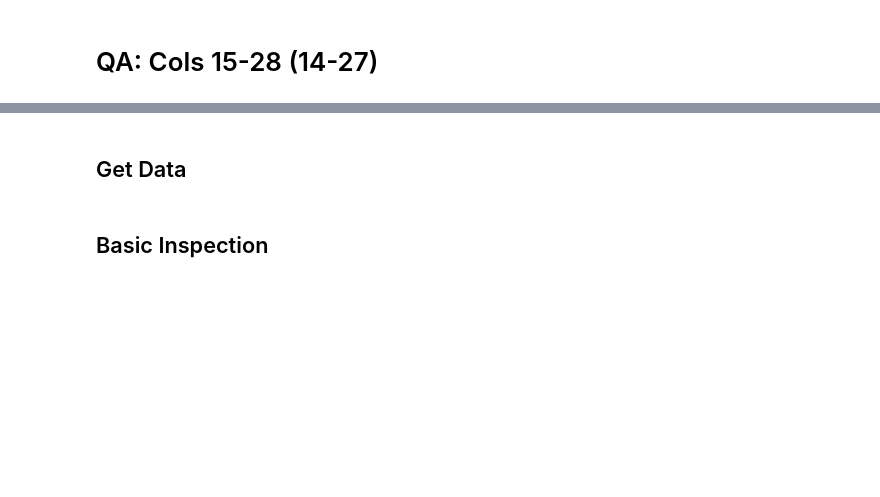
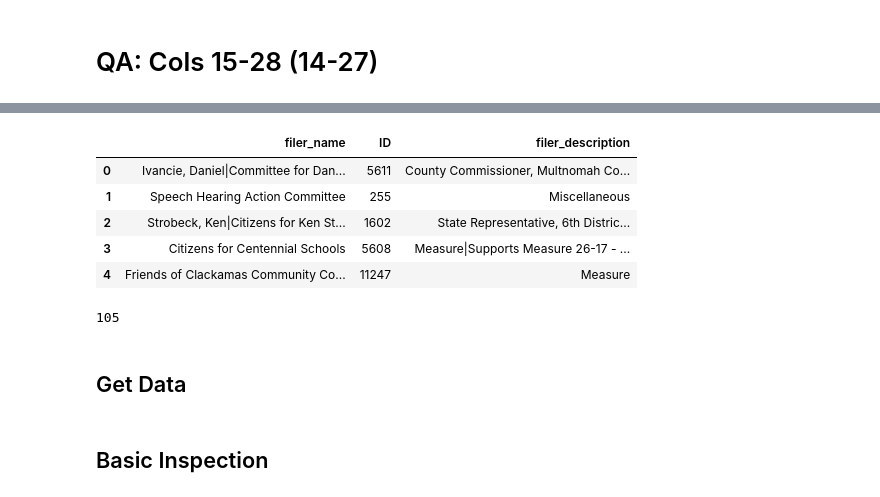
Before and after one commit to hackoregon/elections-2018, a Jupyter notebook: notebooks/transaction_detail_first_batch_QA_mxc.ipynb, the cells around one changed output, grey strips where cells are left out. Cells and saved outputs as stored; diff of their text form; code cells hidden in the pictures; blank space fills up the shorter version.

```diff
--- a/notebooks/transaction_detail_first_batch_QA_mxc.ipynb
+++ b/notebooks/transaction_detail_first_batch_QA_mxc.ipynb
@@ -18,3 +61,16 @@ sns.set_style('whitegrid')
+# %%
+comlist_df.head()
+# %% [output]
+|  | filer_name | ID | filer_description |
+| 0 | Ivancie, Daniel|Committee for Dan... | 5611 | County Commissioner, Multnomah Co... |
+| 1 | Speech Hearing Action Committee | 255 | Miscellaneous |
+| 2 | Strobeck, Ken|Citizens for Ken St... | 1602 | State Representative, 6th Distric... |
+| 3 | Citizens for Centennial Schools | 5608 | Measure|Supports Measure 26-17 - ... |
+| 4 | Friends of Clackamas Community Co... | 11247 | Measure |
+# %%
+comlist_df.filer_name.apply(lambda x: len(x)).max()
+# %% [output]
+105
 # %% [markdown]
 ## Get Data
 # %%
```
Also changed, not shown: parts of 25 cells of this notebook.
